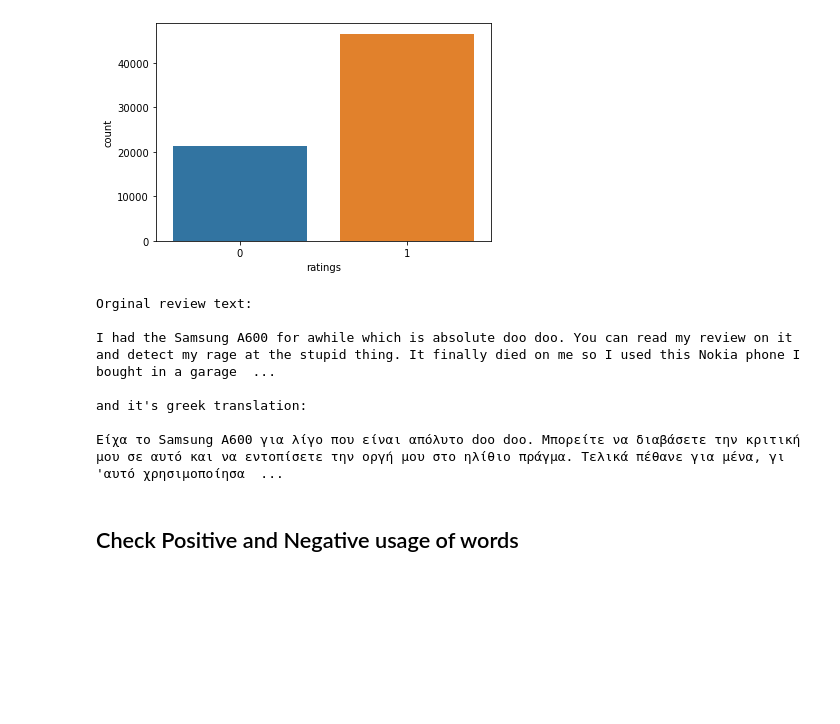
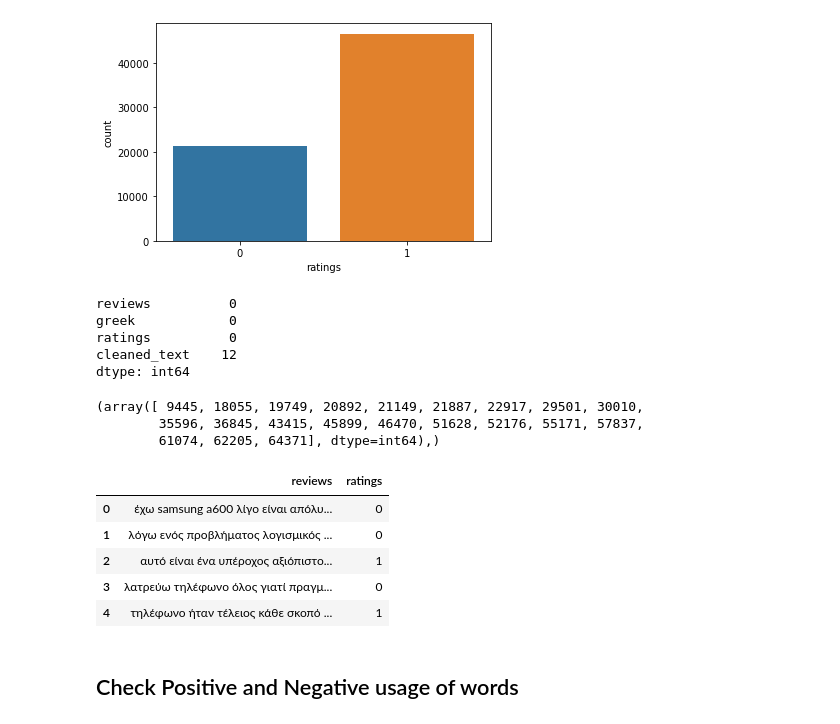
Before and after one commit to JoKoum/Machine-Learning-Project, a Jupyter notebook: Analyze-review-sentiment.ipynb, the cells around one changed output. Drawn from its saved outputs; the diff is of its cells as text; code cells hidden in the pictures; blank space fills up the shorter version.

```diff
--- a/Analyze-review-sentiment.ipynb
+++ b/Analyze-review-sentiment.ipynb
@@ -163,16 +156,32 @@ sns.countplot(reviews_dataset['ratings'])
 # %% [output]
 <AxesSubplot:xlabel='ratings', ylabel='count'>
 [figure]
-# %%
-reviews = reviews_dataset.reviews
-translated_reviews = reviews_dataset.greek
-labels = reviews_dataset.ratings
-print('Orginal review text:\n\n{}\n\nand it\'s greek translation:\n\n{}'.format(reviews[0],translated_reviews[0]))
-# %% [output]
-Orginal review text:
-
-I had the Samsung A600 for awhile which is absolute doo doo. You can read my review on it and detect my rage at the stupid thing. It finally died on me so I used this Nokia phone I bought in a garage  ...
-
-and it's greek translation:
-
-Είχα το Samsung A600 για λίγο που είναι απόλυτο doo doo. Μπορείτε να διαβάσετε την κριτική μου σε αυτό και να εντοπίσετε την οργή μου στο ηλίθιο πράγμα. Τελικά πέθανε για μένα, γι 'αυτό χρησιμοποίησα  ...
+# %%
+missing_data = reviews_dataset.isnull().sum()
+print(missing_data)
+# %% [output]
+reviews          0
+greek            0
+ratings          0
+cleaned_text    12
+dtype: int64
+# %%
+nans = np.where(pd.isnull(reviews_dataset.cleaned_text))
+reviews_dataset.drop(list(nans)[0],inplace=True)
+empty_reviews
+# %% [output]
+(array([ 9445, 18055, 19749, 20892, 21149, 21887, 22917, 29501, 30010,
+        35596, 36845, 43415, 45899, 46470, 51628, 52176, 55171, 57837,
+        61074, 62205, 64371], dtype=int64),)
+# %%
+#Isolate cleaned text and ratings columns in a new dataset
+reviews = pd.DataFrame({'reviews':reviews_dataset.cleaned_text.values, 'ratings':reviews_dataset.ratings.values})
+#reviews_dataset.to_csv('reviews.csv')
+reviews.head()
+# %% [output]
+|  | reviews | ratings |
+| 0 | έχω samsung a600 λίγο είναι απόλυ... | 0 |
+| 1 | λόγω ενός προβλήματος λογισμικός ... | 0 |
+| 2 | αυτό είναι ένα υπέροχος αξιόπιστο... | 1 |
+| 3 | λατρεύω τηλέφωνο όλος γιατί πραγμ... | 0 |
+| 4 | τηλέφωνο ήταν τέλειος κάθε σκοπό ... | 1 |
```
Also changed, not shown: parts of 18 cells of this notebook.
